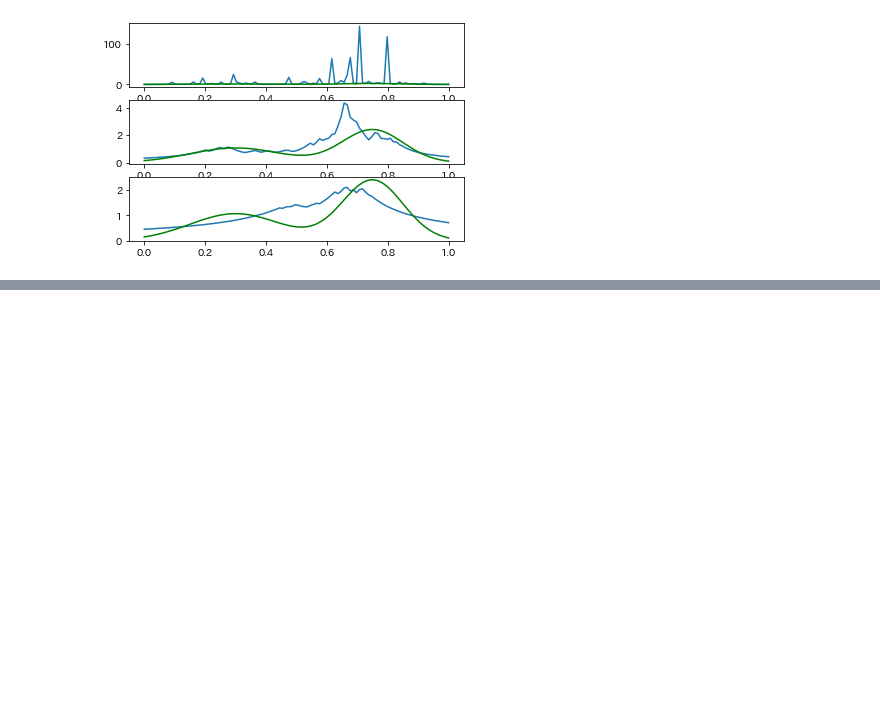
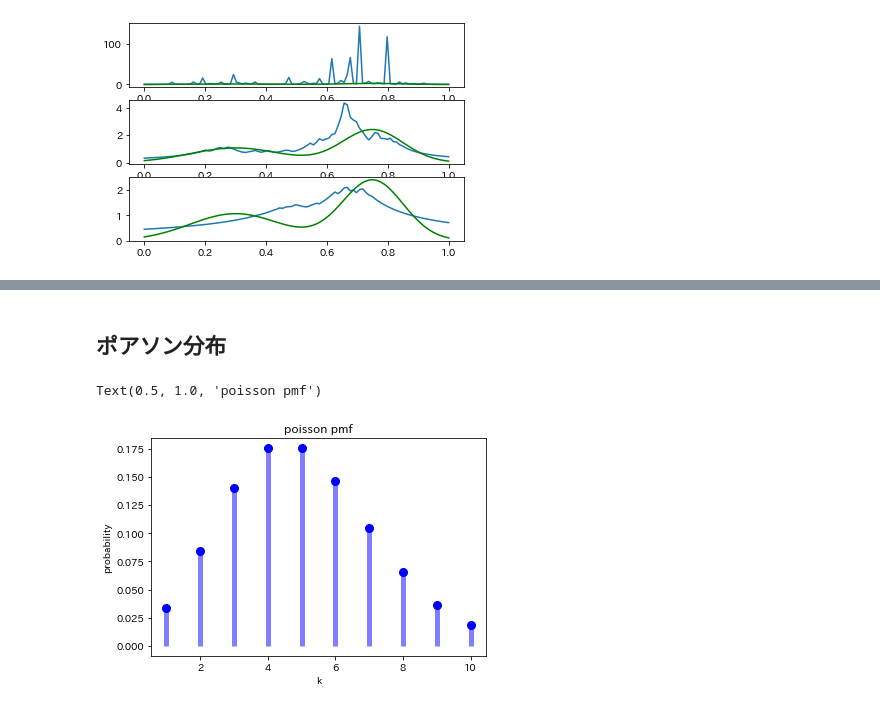
Before and after one commit to nsakki55/tech-notes, a Jupyter notebook: PRML/prml1/ch2.ipynb, the cells around one changed output, grey strips where cells are left out. Drawn from its saved outputs; the diff is of its cells as text; code cells hidden in the pictures; blank space fills up the shorter version.

```diff
--- a/PRML/prml1/ch2.ipynb
+++ b/PRML/prml1/ch2.ipynb
@@ -155,0 +208,18 @@ main()
+# %% [markdown]
+## ポアソン分布
+# %%
+from scipy.stats import poisson
+
+mu = 5
+
+k = np.arange(poisson.ppf(0.01, mu), poisson.ppf(0.99, mu))
+
+fig, ax = plt.subplots(1,1)
+ax.plot(k, poisson.pmf(k, mu), 'bo', ms=8)
+ax.vlines(k, 0, poisson.pmf(k, mu), colors='b', lw=5, alpha=0.5)
+ax.set_xlabel('k')
+ax.set_ylabel('probability')
+ax.set_title('poisson pmf')
+# %% [output]
+Text(0.5, 1.0, 'poisson pmf')
+[figure, added]
```
Also changed, not shown: parts of 17 cells of this notebook, 2 other files.
